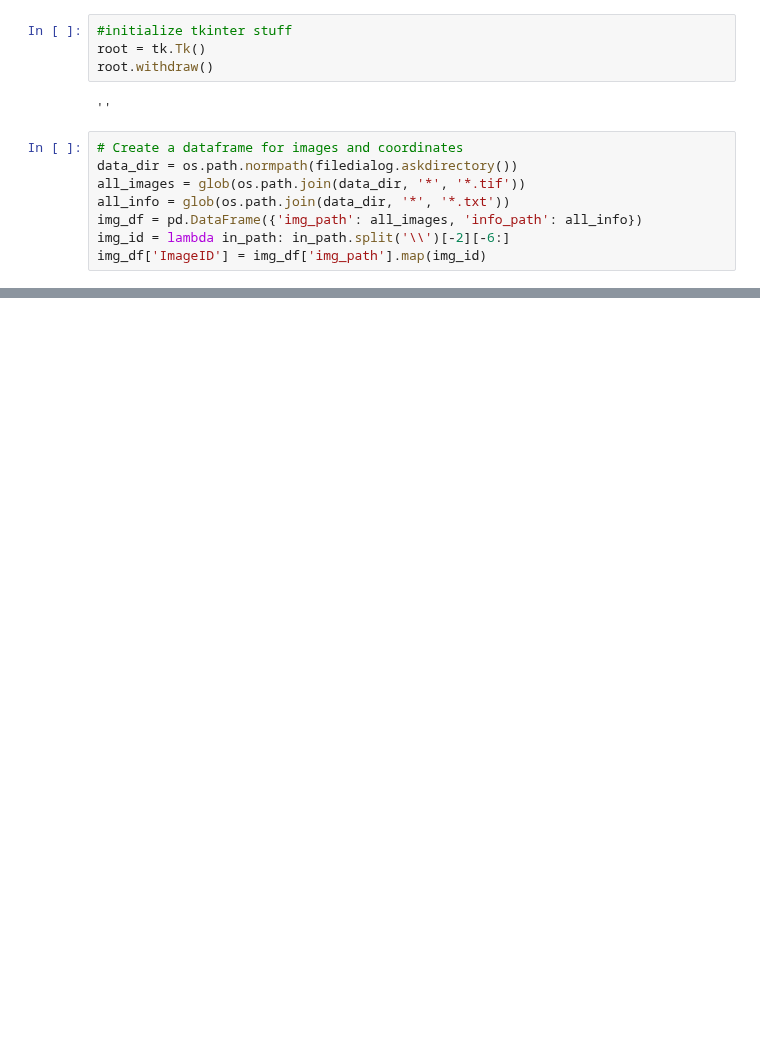
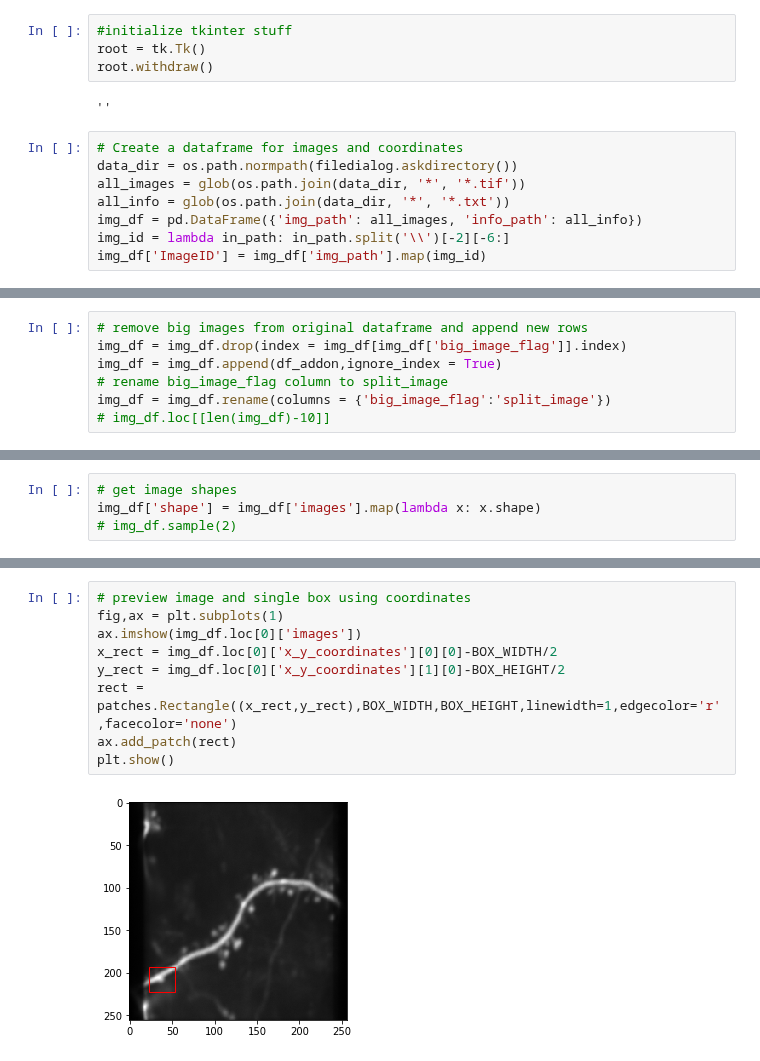
Before and after one commit to mikeusru/yolo_spines, a Jupyter notebook: spine_preprocessing/collect_spine_data.ipynb, the cells around one changed output, grey strips where cells are left out. Cells and saved outputs as stored; diff of their text form; blank space fills up the shorter version.

```diff
--- a/spine_preprocessing/collect_spine_data.ipynb
+++ b/spine_preprocessing/collect_spine_data.ipynb
@@ -95,0 +172,7 @@ Name: x_y_coordinates, dtype: object
+# %%
+# remove big images from original dataframe and append new rows
+img_df = img_df.drop(index = img_df[img_df['big_image_flag']].index)
+img_df = img_df.append(df_addon,ignore_index = True)
+# rename big_image_flag column to split_image
+img_df = img_df.rename(columns = {'big_image_flag':'split_image'})
+# img_df.loc[[len(img_df)-10]]
@@ -95,0 +194,4 @@ Name: x_y_coordinates, dtype: object
+# %%
+# get image shapes
+img_df['shape'] = img_df['images'].map(lambda x: x.shape)
+# img_df.sample(2)
@@ -115,0 +237,11 @@ array([[ 23.,  34.,  53.,  64.],
+# %%
+# preview image and single box using coordinates
+fig,ax = plt.subplots(1)
+ax.imshow(img_df.loc[0]['images'])
+x_rect = img_df.loc[0]['x_y_coordinates'][0][0]-BOX_WIDTH/2
+y_rect = img_df.loc[0]['x_y_coordinates'][1][0]-BOX_HEIGHT/2
+rect = patches.Rectangle((x_rect,y_rect),BOX_WIDTH,BOX_HEIGHT,linewidth=1,edgecolor='r',facecolor='none')
+ax.add_patch(rect)
+plt.show()
+# %% [output]
+[figure, added]
```
Also changed, not shown: parts of 31 cells of this notebook, 5 other files.
